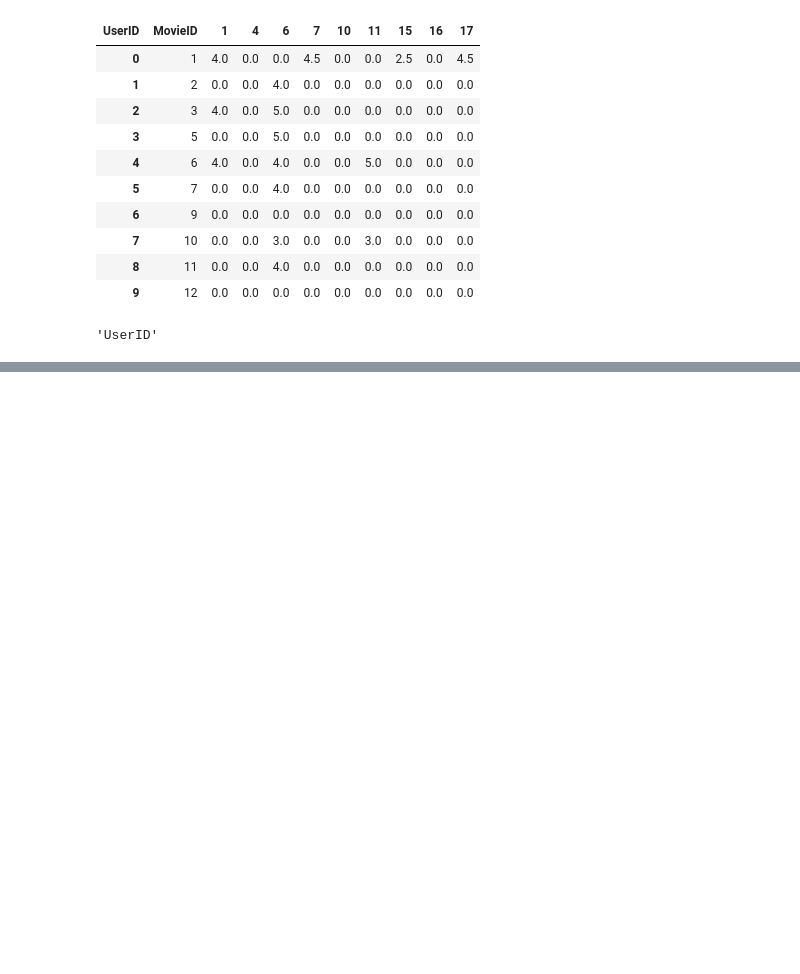
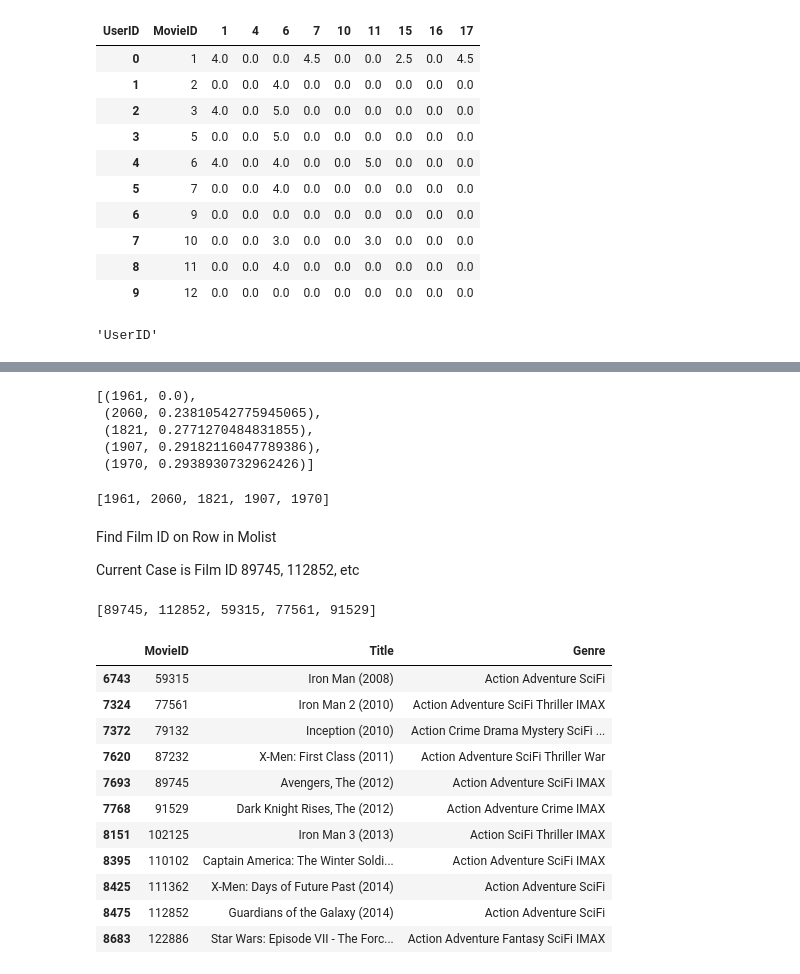
Before and after one commit to Kelniit/Julius, a Jupyter notebook: Lab 02.ipynb, the cells around one changed output, grey strips where cells are left out. Drawn from its saved outputs; the diff is of its cells as text; code cells hidden in the pictures; blank space fills up the shorter version.

```diff
--- a/Lab 02.ipynb
+++ b/Lab 02.ipynb
@@ -284,0 +344,6 @@ rating_reset.index.name
+# %%
+movies_indices = rating_reset[rating_reset["MovieID"] == movies_indices]
+
+movies_indices = movies_indices.index[0]
+
+movies_indices
@@ -284,0 +361,49 @@ rating_reset.index.name
+# %%
+total_limit = 10
+
+total_limit += 1
+
+distances, indices = model.kneighbors(rating_matrix[movies_indices], n_neighbors=total_limit)
+
+sorter = list(zip(indices.flatten().tolist(), distances.flatten().tolist()))
+
+indices = sorted(sorter, key=lambda x: x[1])
+
+indices[:5]
+# %% [output]
+[(1961, 0.0),
+ (2060, 0.23810542775945065),
+ (1821, 0.2771270484831855),
+ (1907, 0.29182116047789386),
+ (1970, 0.2938930732962426)]
+# %%
+molist = [i[0] for i in indices]
+
+molist[:5]
+# %% [output]
+[1961, 2060, 1821, 1907, 1970]
+# %% [markdown]
+Find Film ID on Row in Molist
+
+Current Case is Film ID 89745, 112852, etc
+# %%
+molist = [rating_reset.iloc[i, 0] for i in molist]
+
+molist[:5]
+# %% [output]
+[89745, 112852, 59315, 77561, 91529]
+# %%
+table_film[table_film["MovieID"].isin(molist)]
+# %% [output]
+|  | MovieID | Title | Genre |
+| 6743 | 59315 | Iron Man (2008) | Action Adventure SciFi |
+| 7324 | 77561 | Iron Man 2 (2010) | Action Adventure SciFi Thriller IMAX |
+| 7372 | 79132 | Inception (2010) | Action Crime Drama Mystery SciFi ... |
+| 7620 | 87232 | X-Men: First Class (2011) | Action Adventure SciFi Thriller War |
+| 7693 | 89745 | Avengers, The (2012) | Action Adventure SciFi IMAX |
+| 7768 | 91529 | Dark Knight Rises, The (2012) | Action Adventure Crime IMAX |
+| 8151 | 102125 | Iron Man 3 (2013) | Action SciFi Thriller IMAX |
+| 8395 | 110102 | Captain America: The Winter Soldi... | Action Adventure SciFi IMAX |
+| 8425 | 111362 | X-Men: Days of Future Past (2014) | Action Adventure SciFi |
+| 8475 | 112852 | Guardians of the Galaxy (2014) | Action Adventure SciFi |
+| 8683 | 122886 | Star Wars: Episode VII - The Forc... | Action Adventure Fantasy SciFi IMAX |
```
Also changed, not shown: parts of 12 cells of this notebook.
